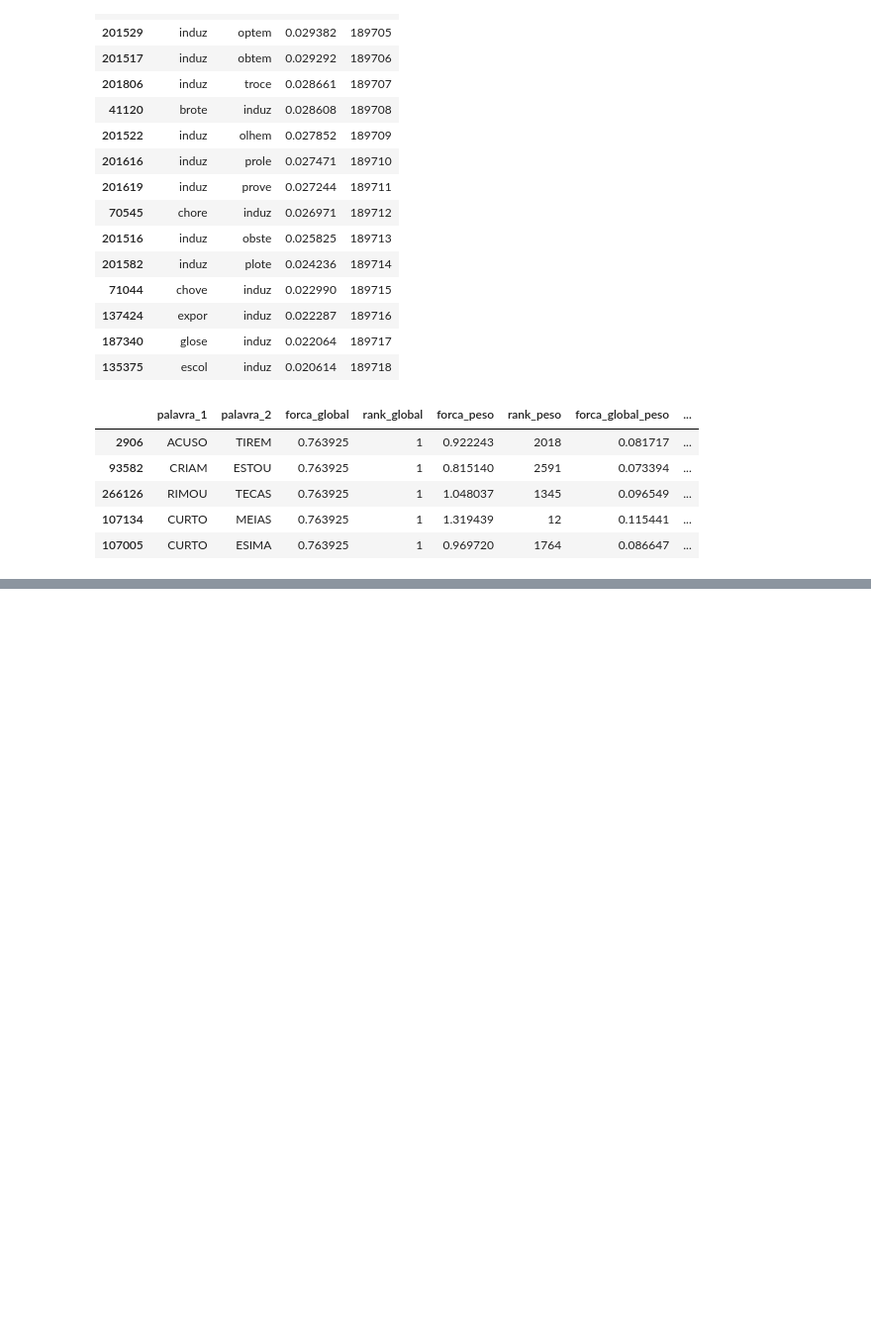
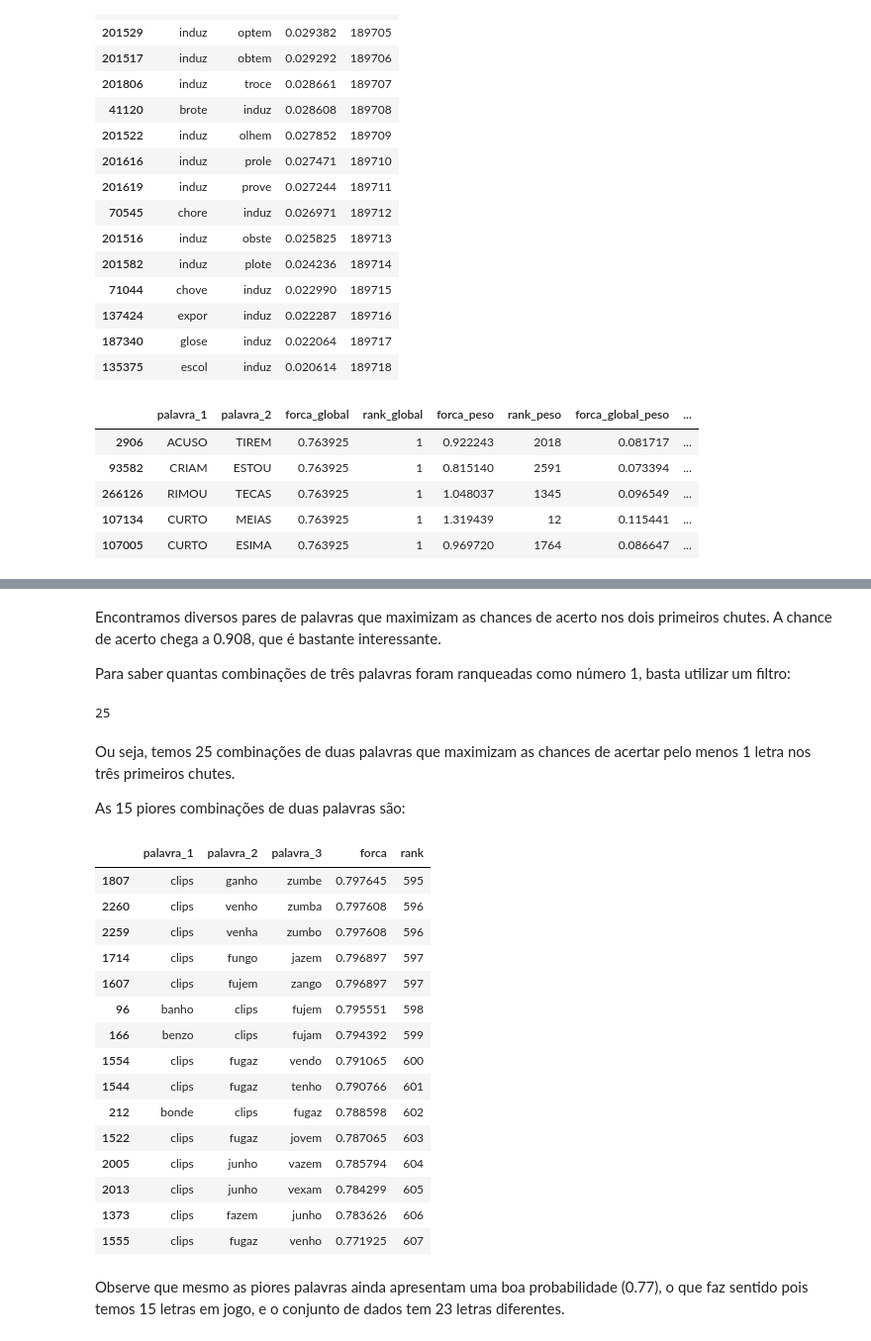
Before and after one commit to andersonmdcanteli/termo, a Jupyter notebook: termo_analysis.ipynb, the cells around one changed output, grey strips where cells are left out. Shown at 99% size. Saved outputs shown, nothing was run; the diff lists cells and outputs as text; code cells hidden in the pictures; blank space fills up the shorter version.

```diff
--- a/termo_analysis.ipynb
+++ b/termo_analysis.ipynb
@@ -1972,0 +2195,33 @@ df_duas_palavras.head()
+# %% [markdown]
+Encontramos diversos pares de palavras que maximizam as chances de acerto nos dois primeiros chutes. A chance de acerto chega a 0.908, que é bastante interessante.
+
+Para saber quantas combinações de três palavras foram ranqueadas como número 1, basta utilizar um filtro:
+# %%
+len(df_first_second_third_best[df_first_second_third_best['rank'] == 1])
+# %% [output]
+25
+# %% [markdown]
+Ou seja, temos 25 combinações de duas palavras que maximizam as chances de acertar pelo menos 1 letra nos três primeiros chutes.
+
+As 15 piores combinações de duas palavras são:
+# %%
+df_first_second_third_best.sort_values(by="rank", ascending=True).tail(15)
+# %% [output]
+|  | palavra_1 | palavra_2 | palavra_3 | forca | rank |
+| 1807 | clips | ganho | zumbe | 0.797645 | 595 |
+| 2260 | clips | venho | zumba | 0.797608 | 596 |
+| 2259 | clips | venha | zumbo | 0.797608 | 596 |
+| 1714 | clips | fungo | jazem | 0.796897 | 597 |
+| 1607 | clips | fujem | zango | 0.796897 | 597 |
+| 96 | banho | clips | fujem | 0.795551 | 598 |
+| 166 | benzo | clips | fujam | 0.794392 | 599 |
+| 1554 | clips | fugaz | vendo | 0.791065 | 600 |
+| 1544 | clips | fugaz | tenho | 0.790766 | 601 |
+| 212 | bonde | clips | fugaz | 0.788598 | 602 |
+| 1522 | clips | fugaz | jovem | 0.787065 | 603 |
+| 2005 | clips | junho | vazem | 0.785794 | 604 |
+| 2013 | clips | junho | vexam | 0.784299 | 605 |
+| 1373 | clips | fazem | junho | 0.783626 | 606 |
+| 1555 | clips | fugaz | venho | 0.771925 | 607 |
+# %% [markdown]
+Observe que mesmo as piores palavras ainda apresentam uma boa probabilidade (0.77), o que faz sentido pois temos 15 letras em jogo, e o conjunto de dados tem 23 letras diferentes.
```
Also changed, not shown: parts of 83 cells of this notebook.
